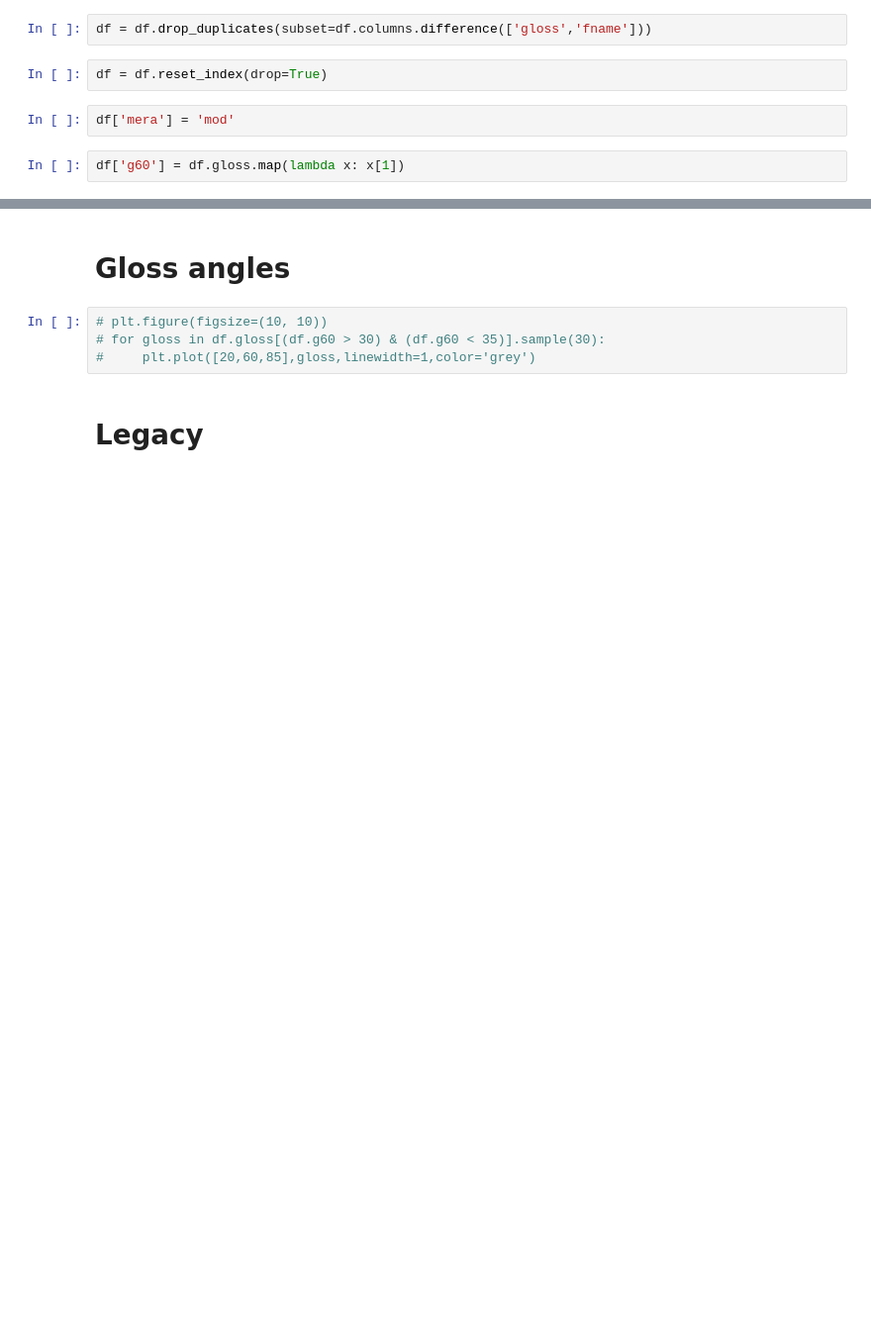
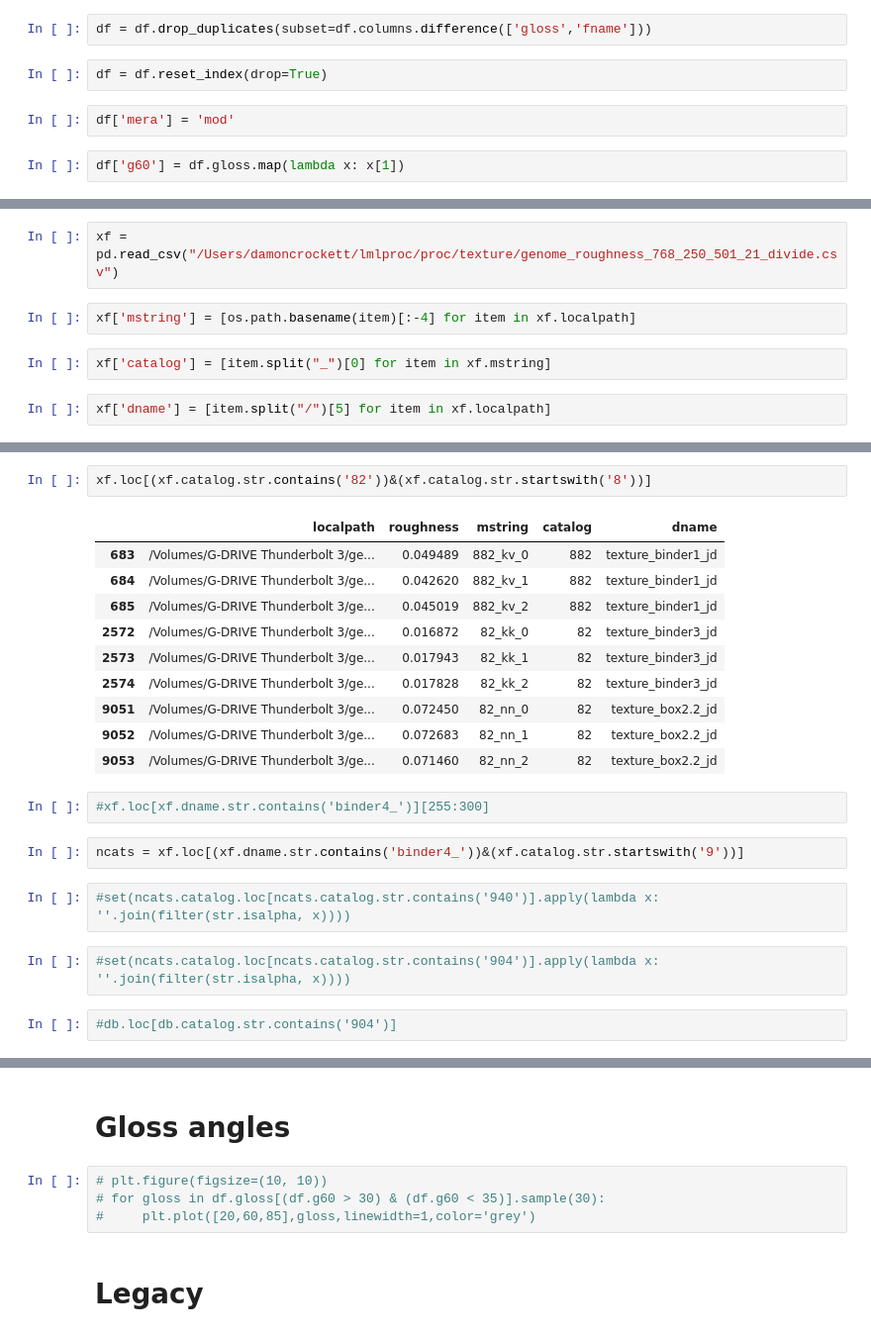
Before and after one commit to ipchyale/lmlproc, a Jupyter notebook: proc/gloss/raw.ipynb, the cells around one changed output, grey strips where cells are left out. Shown at 99% size. Drawn from its saved outputs; the diff is of its cells as text; blank space fills up the shorter version.

```diff
--- a/proc/gloss/raw.ipynb
+++ b/proc/gloss/raw.ipynb
@@ -30,0 +228,8 @@ df['g60'] = df.gloss.map(lambda x: x[1])
+# %%
+xf = pd.read_csv("/Users/damoncrockett/lmlproc/proc/texture/genome_roughness_768_250_501_21_divide.csv")
+# %%
+xf['mstring'] = [os.path.basename(item)[:-4] for item in xf.localpath]
+# %%
+xf['catalog'] = [item.split("_")[0] for item in xf.mstring]
+# %%
+xf['dname'] = [item.split("/")[5] for item in xf.localpath]
@@ -30,0 +273,23 @@ df['g60'] = df.gloss.map(lambda x: x[1])
+# %%
+xf.loc[(xf.catalog.str.contains('82'))&(xf.catalog.str.startswith('8'))]
+# %% [output]
+|  | localpath | roughness | mstring | catalog | dname |
+| 683 | /Volumes/G-DRIVE Thunderbolt 3/ge... | 0.049489 | 882_kv_0 | 882 | texture_binder1_jd |
+| 684 | /Volumes/G-DRIVE Thunderbolt 3/ge... | 0.042620 | 882_kv_1 | 882 | texture_binder1_jd |
+| 685 | /Volumes/G-DRIVE Thunderbolt 3/ge... | 0.045019 | 882_kv_2 | 882 | texture_binder1_jd |
+| 2572 | /Volumes/G-DRIVE Thunderbolt 3/ge... | 0.016872 | 82_kk_0 | 82 | texture_binder3_jd |
+| 2573 | /Volumes/G-DRIVE Thunderbolt 3/ge... | 0.017943 | 82_kk_1 | 82 | texture_binder3_jd |
+| 2574 | /Volumes/G-DRIVE Thunderbolt 3/ge... | 0.017828 | 82_kk_2 | 82 | texture_binder3_jd |
+| 9051 | /Volumes/G-DRIVE Thunderbolt 3/ge... | 0.072450 | 82_nn_0 | 82 | texture_box2.2_jd |
+| 9052 | /Volumes/G-DRIVE Thunderbolt 3/ge... | 0.072683 | 82_nn_1 | 82 | texture_box2.2_jd |
+| 9053 | /Volumes/G-DRIVE Thunderbolt 3/ge... | 0.071460 | 82_nn_2 | 82 | texture_box2.2_jd |
+# %%
+#xf.loc[xf.dname.str.contains('binder4_')][255:300]
+# %%
+ncats = xf.loc[(xf.dname.str.contains('binder4_'))&(xf.catalog.str.startswith('9'))]
+# %%
+#set(ncats.catalog.loc[ncats.catalog.str.contains('940')].apply(lambda x: ''.join(filter(str.isalpha, x))))
+# %%
+#set(ncats.catalog.loc[ncats.catalog.str.contains('904')].apply(lambda x: ''.join(filter(str.isalpha, x))))
+# %%
+#db.loc[db.catalog.str.contains('904')]
```
Also changed, not shown: parts of 42 cells of this notebook, 24 other files.
